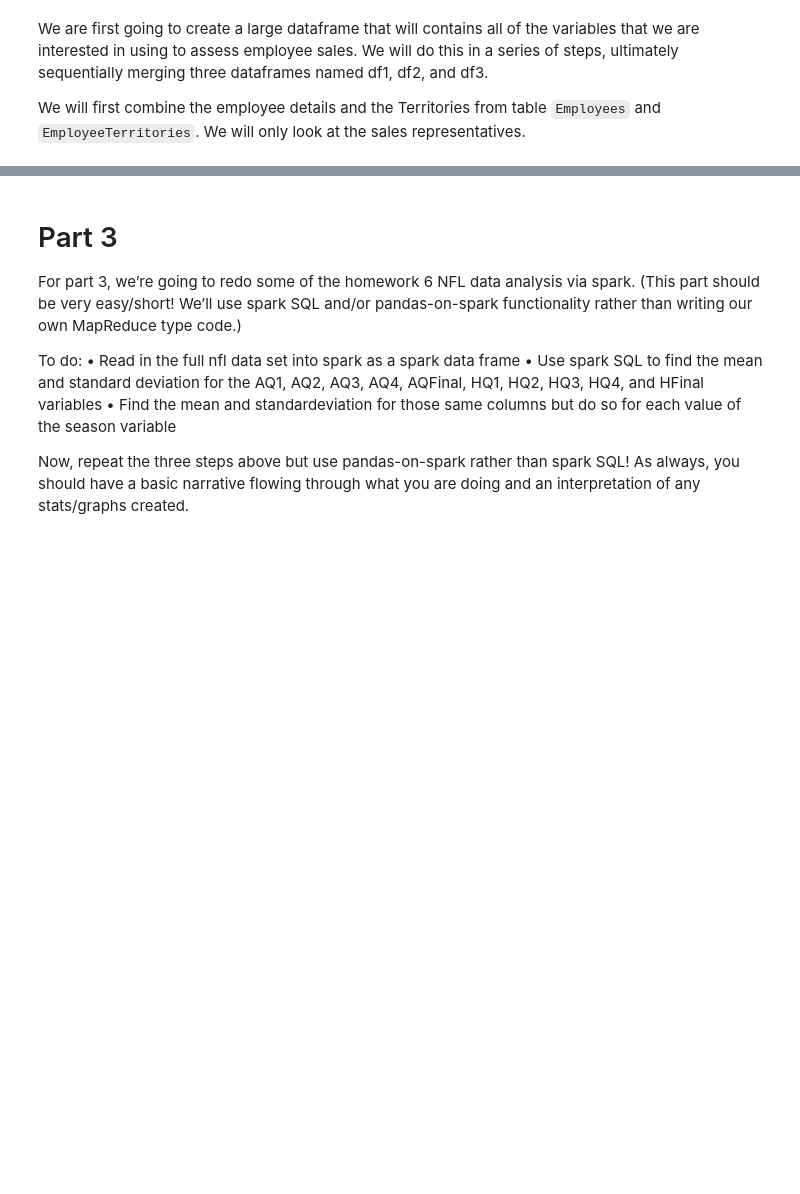
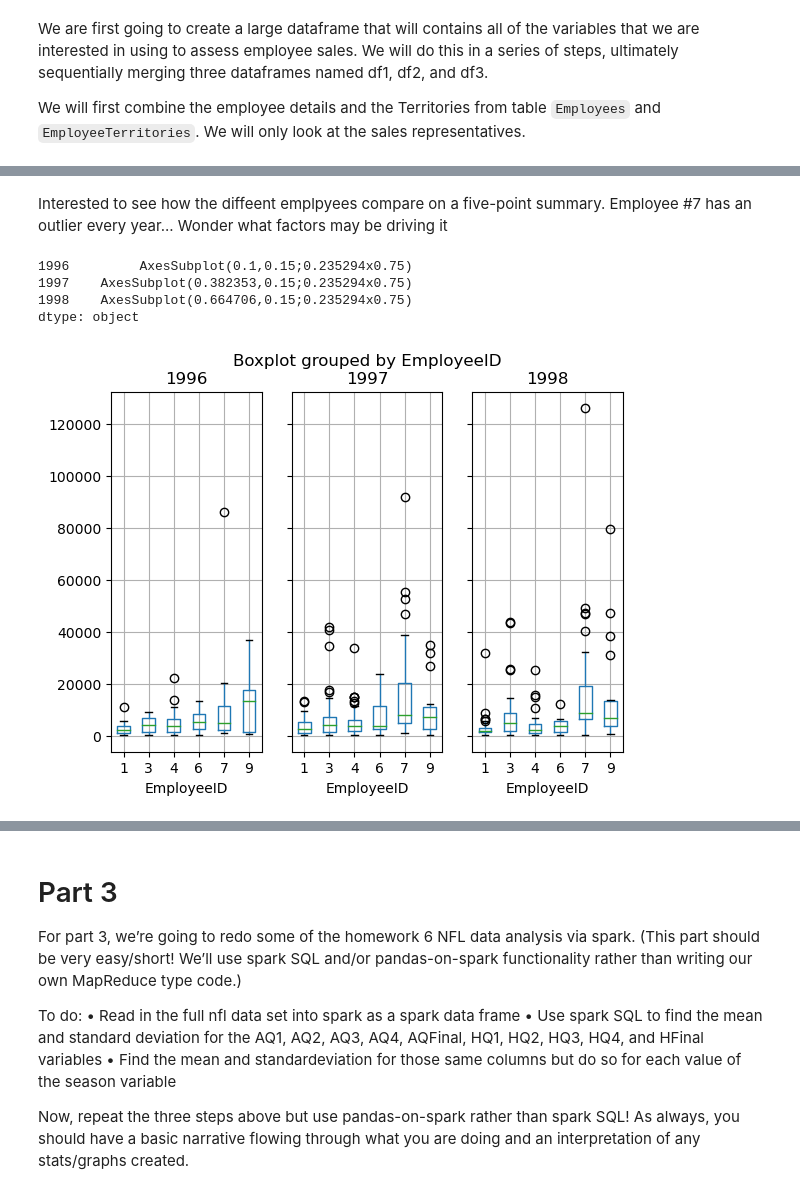
Before and after one commit to kamckeev/BigData1, a Jupyter notebook: Project2_Official.ipynb, the cells around one changed output, grey strips where cells are left out. Cells and saved outputs as stored; diff of their text form; code cells hidden in the pictures; blank space fills up the shorter version.

```diff
--- a/Project2_Official.ipynb
+++ b/Project2_Official.ipynb
@@ -65,0 +66,8 @@ df3['Total'] = df3['UnitPrice']*df3['Quantity']*(1-df3['Discount'])
+# %%
+# group by OrderID
+df4 = pd.DataFrame(zip(df3.groupby('OrderID')['EmployeeID'].unique().astype(int),
+                         df3.groupby('OrderID')['OrderYear'].unique().astype(int),
+                         df3.groupby('OrderID')['ProductTotal'].sum()),
+                     columns = ['EmployeeID', 'OrderYear','ProductTotal'])
+df4=df4.rename(columns={'ProductTotal':'OrderTotal'})
+df4
@@ -65,0 +112,10 @@ df3['Total'] = df3['UnitPrice']*df3['Quantity']*(1-df3['Discount'])
+# %% [markdown]
+Interested to see how the diffeent emplpyees compare on a five-point summary. Employee #7 has an outlier every year... Wonder what factors may be driving it
+# %%
+df4.groupby("OrderYear").boxplot(column = "OrderTotal", by = "EmployeeID", layout = [1,3])
+# %% [output]
+1996         AxesSubplot(0.1,0.15;0.235294x0.75)
+1997    AxesSubplot(0.382353,0.15;0.235294x0.75)
+1998    AxesSubplot(0.664706,0.15;0.235294x0.75)
+dtype: object
+[figure, added]
```
Also changed, not shown: parts of 6 cells of this notebook.
